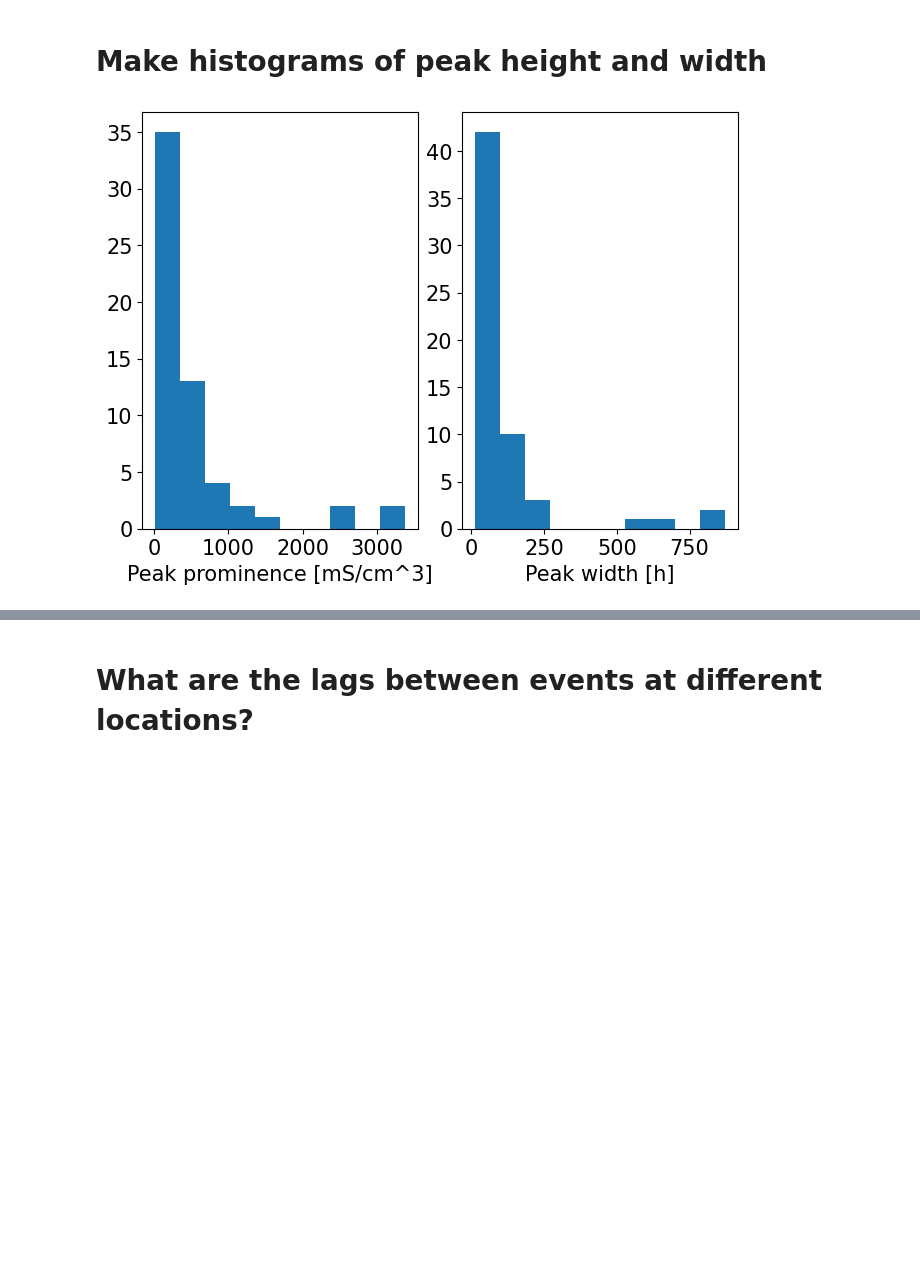
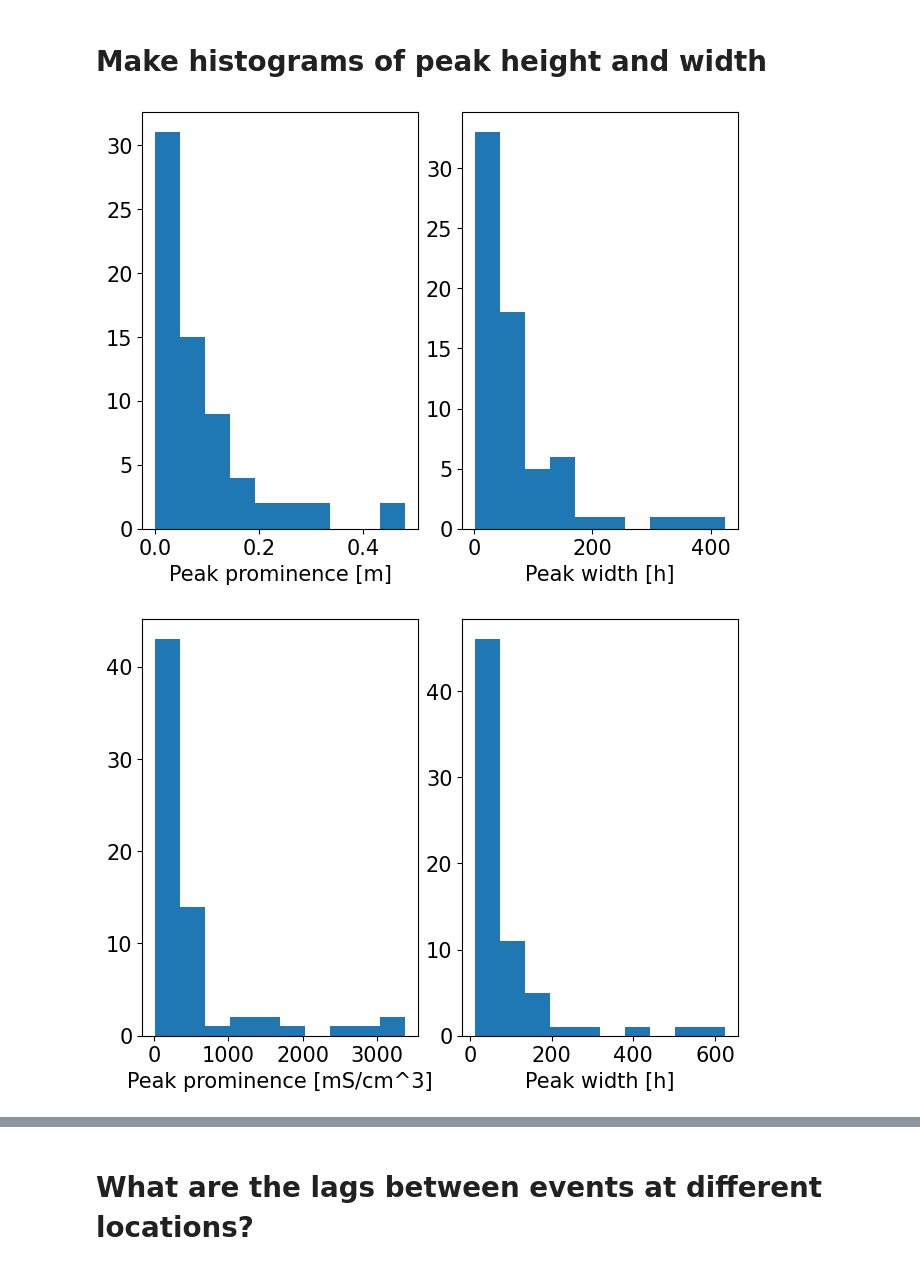
Before and after one commit to jennaisrael/Savio_scratch_back_up, a Jupyter notebook: climate_data_processing/identify_stp/test_peak_finding_do_not_downsample.ipynb, the cells around one changed output, grey strips where cells are left out. Drawn from its saved outputs; the diff is of its cells as text; code cells hidden in the pictures; blank space fills up the shorter version.

```diff
--- a/climate_data_processing/identify_stp/test_peak_finding_do_not_downsample.ipynb
+++ b/climate_data_processing/identify_stp/test_peak_finding_do_not_downsample.ipynb
@@ -1134,0 +1286,3 @@ print(df_f_wo21['hol2_peak'].sum())
+# %%
+# iterate through each hol2_peak to find the nearest jp peak before it
+for p in hol2_indices[peakshol2]:
@@ -1141,26 +1297,35 @@ peak_pr24h=np.datetime64()
 peak_jp24h=np.datetime64()
 peak_hol224h=np.datetime64()
 
-win=24 #number of samples in 24 hours
-winh=win*5
+# win=24 #number of samples in 24 hours
+# winh=win*5
 count_j=0
 count_h=0
+count_dup=0
+old_hol2_time=pr_indices[0]
 for p in peakspr:
     #need to map this index back to the data frame
     x=pr_indices[p]
     x2=x+pd.Timedelta(hours=win)
     x3=x+pd.Timedelta(hours=winh)
     if df_f_wo21.jp_peak[x:x2].sum()>0:
+        jp_time=(x+pd.Timedelta(minutes=df_f_wo21.jp_peak[x:x2].argmax()*15)).to_datetime64()
         count_j=count_j+1
         if df_f_wo21.hol2_peak[x:x3].sum()>0:
-            count_h=count_h+1
-            peak_pr24h=np.append(peak_pr24h,x.to_datetime64())
-            #these should be in real time (don't drop na)
-            peak_jp24h=np.append(peak_jp24h,(x+pd.Timedelta(minutes=df_f_wo21.jp_peak[x:x2].argmax()*15)).to_datetime64())
-            peak_hol224h=np.append(peak_hol224h,(x+pd.Timedelta(minutes=df_f_wo21.hol2_peak[x:x3].argmax()*15)).to_datetime64())
+            hol2_time=(x+pd.Timedelta(minutes=df_f_wo21.hol2_peak[x:x3].argmax()*15)).to_datetime64()
+            if hol2_time>jp_time: #and old_hol2_time!=hol2_time: #don't save the duplicate events
+                count_h=count_h+1
+                peak_pr24h=np.append(peak_pr24h,x.to_datetime64())
+                #these should be in real time (don't drop na)
+                peak_jp24h=np.append(peak_jp24h,jp_time)
+                peak_hol224h=np.append(peak_hol224h,hol2_time)
+            if old_hol2_time==hol2_time:
+                count_dup=count_dup+1
+            old_hol2_time=hol2_time
 idx=np.arange(0,len(df_f_wo21.pr.values))
-print(len(peak_pr24h))
+
 print(count_j)
 print(count_h)
-df_f_wo21['all_peak_24h']=np.isin(idx,peak_pr24h)
+print(count_dup)
+#df_f_wo21['all_peak_24h']=np.isin(idx,peak_pr24h)
 # %% [output]
@@ -1392,15 +1620,9 @@ def extract_prop(properties,peaks,peaksubset,unit,dt,plotflag):
         ax[1].set_xlabel('Peak width [h]')
     return prominences, widths
 # %%
-#prominencespr, widthspr = extract_prop(propertiespr,pr_indices[peakspr],peak_pr24h,'m',0.5,1)
+prominencespr, widthspr = extract_prop(propertiespr,pr_indices[peakspr],peak_pr24h,'m',0.5,1)
 prominencesjp, widthsjp = extract_prop(propertiesjp,jp_indices[peaksjp],peak_jp24h,'mS/cm^3',0.25,1)
-#prominenceshol2, widthshol2 = extract_prop(propertieshol2,hol2_indices[peakshol2],peak_hol224h,'mS/cm^3',0.25,1)
-
-# inten_u_pr, dur_pr, mfc_pr = unit_area(x_pr,y_pr,propertiespr,pr_indices[peakspr],0.5,'pt reyes',peak_pr24h,1)
-
-# inten_u_jp, dur_jp, mfc_jp = unit_area(x_jp,y_jp,propertiesjp,jp_indices[peaksjp],0.25,'Jersey Point',peak_jp24h,1)
-# x_hol2=df_f_wo21.hol2.dropna().index
-# y_hol2=df_f_wo21.hol2.dropna().values
-# inten_u_hol2, dur_hol2, mfc_hol2 = unit_area(x_hol2,y_hol2,propertieshol2,hol2_indices[peakshol2],0.25,'Holland Cut',peak_hol224h,0)
+prominenceshol2, widthshol2 = extract_prop(propertieshol2,hol2_indices[peakshol2],peak_hol224h,'mS/cm^3',0.25,1)
 # %% [output]
-[figure, old version]
+[figure, new version]
+[figure, added]
```
Also changed, not shown: parts of 24 cells of this notebook, 1 other file.
